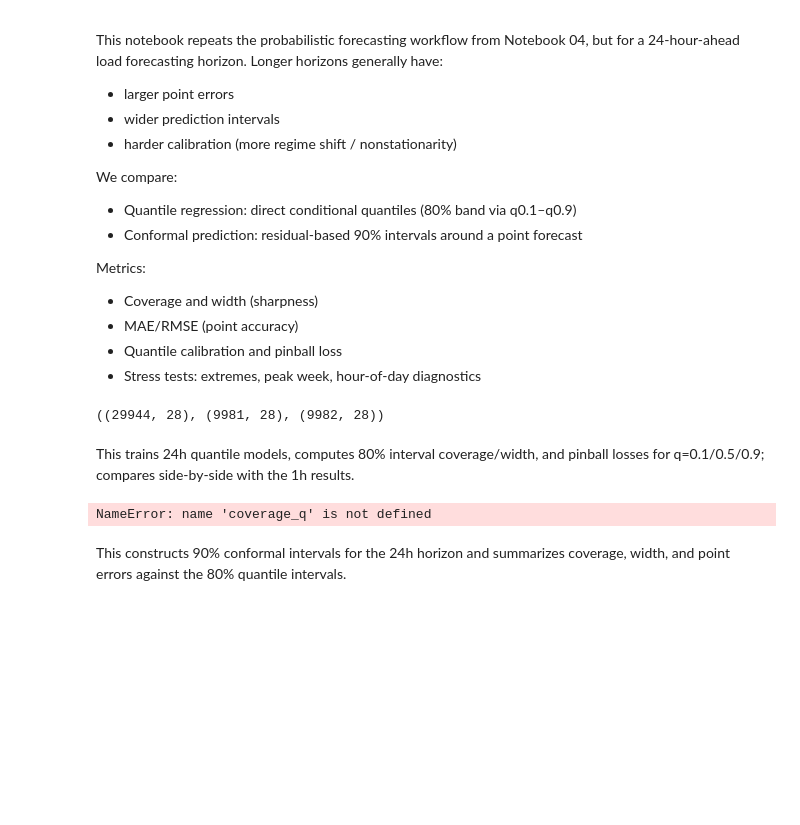
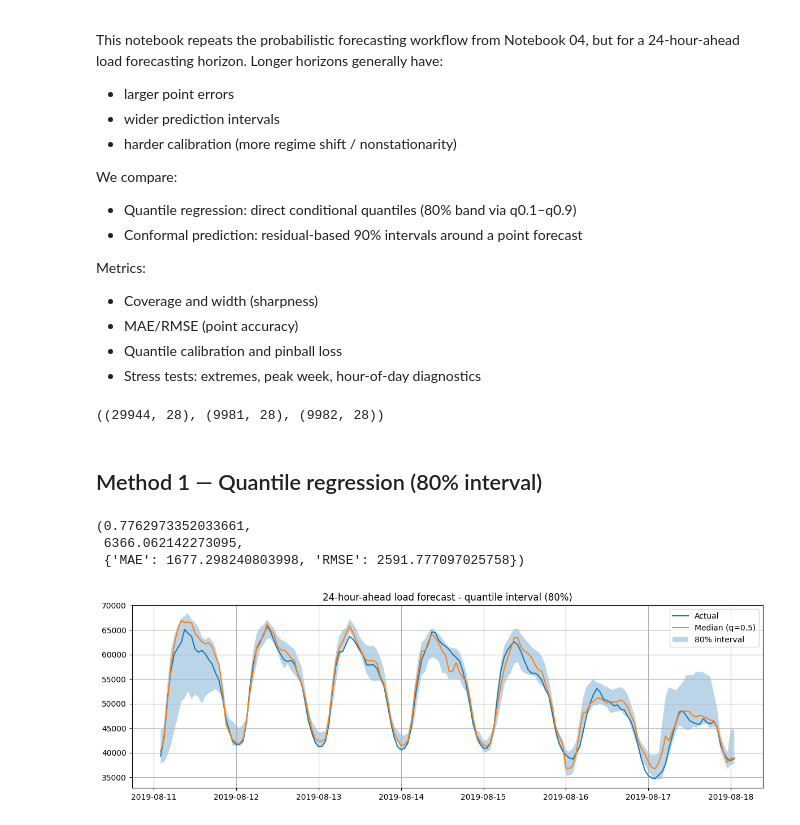
Before and after one commit to RuiyanH/Renewable-Generation-Forecasting, a Jupyter notebook: notebooks/05_probabilistic_forecasts(24hr).ipynb, the cells around one changed output. Drawn from its saved outputs; the diff is of its cells as text; code cells hidden in the pictures; blank space fills up the shorter version.

```diff
--- a/notebooks/05_probabilistic_forecasts(24hr).ipynb
+++ b/notebooks/05_probabilistic_forecasts(24hr).ipynb
@@ -68,34 +67,24 @@ X_train_24.shape, X_cal_24.shape, X_test_24.shape
 # %% [output]
 ((29944, 28), (9981, 28), (9982, 28))
 # %% [markdown]
-This trains 24h quantile models, computes 80% interval coverage/width, and pinball losses for q=0.1/0.5/0.9; compares side-by-side with the 1h results.
+## Method 1 — Quantile regression (80% interval)
 # %%
-# 24h quantile regression: coverage, width, and pinball loss
 quantiles = [0.1, 0.5, 0.9]
-q_models_24 = train_quantile_models(X_train_24, y_train_24, quantiles=quantiles)
-q_preds_test_24 = predict_quantiles(q_models_24, X_test_24)
+q_models = train_quantile_models(X_train, y_train, quantiles=quantiles)
 
-lower_q_24 = q_preds_test_24["q_0.1"].values
-upper_q_24 = q_preds_test_24["q_0.9"].values
-median_q_24 = q_preds_test_24["q_0.5"].values
+q_preds_test = predict_quantiles(q_models, X_test)
+q_preds_test.head()
 
-coverage_q_24 = interval_coverage(y_test_24, lower_q_24, upper_q_24)
-width_q_24 = interval_width(lower_q_24, upper_q_24)
+lower_q = q_preds_test["q_0.1"].values
+median_q = q_preds_test["q_0.5"].values
+upper_q = q_preds_test["q_0.9"].values
 
-pin_q10_24 = pinball_loss(y_test_24.values, lower_q_24, 0.1)
-pin_q50_24 = pinball_loss(y_test_24.values, median_q_24, 0.5)
-pin_q90_24 = pinball_loss(y_test_24.values, upper_q_24, 0.9)
+coverage_q = interval_coverage(y_test, lower_q, upper_q)
+width_q = interval_width(lower_q, upper_q)
+point_metrics_q = regression_metrics(y_test, median_q)
 
-summary_24 = pd.DataFrame({
-    "horizon": ["1h", "24h"],
-    "coverage_80": [coverage_q, coverage_q_24],
-    "avg_width_80": [width_q, width_q_24],
-    "pinball_q10": [pin_q10, pin_q10_24],
-    "pinball_q50": [pin_q50, pin_q50_24],
-    "pinball_q90": [pin_q90, pin_q90_24],
-})
-summary_24
+coverage_q, width_q, point_metrics_q
 # %% [output]
-NameError: name 'coverage_q' is not defined
+(0.7762973352033661,
+ 6366.062142273095,
+ {'MAE': 1677.298240803998, 'RMSE': 2591.777097025758})
-# %% [markdown]
-This constructs 90% conformal intervals for the 24h horizon and summarizes coverage, width, and point errors against the 80% quantile intervals.
@@ -120,0 +91,14 @@ pd.DataFrame({
+# %%
+sample = slice(0, 7 * 24)
+time = y_test.index[sample]
+
+plt.plot(time, y_test.values[sample], label="Actual", linewidth=1.5)
+plt.plot(time, median_q[sample], label="Median (q=0.5)")
+plt.fill_between(time, lower_q[sample], upper_q[sample], alpha=0.3, label="80% interval")
+
+plt.title(f"{HORIZON}-hour-ahead load forecast - quantile interval (80%)")
+plt.legend()
+plt.tight_layout()
+plt.show()
+# %% [output]
+[figure, added]
```
Also changed, not shown: parts of 22 cells of this notebook.
